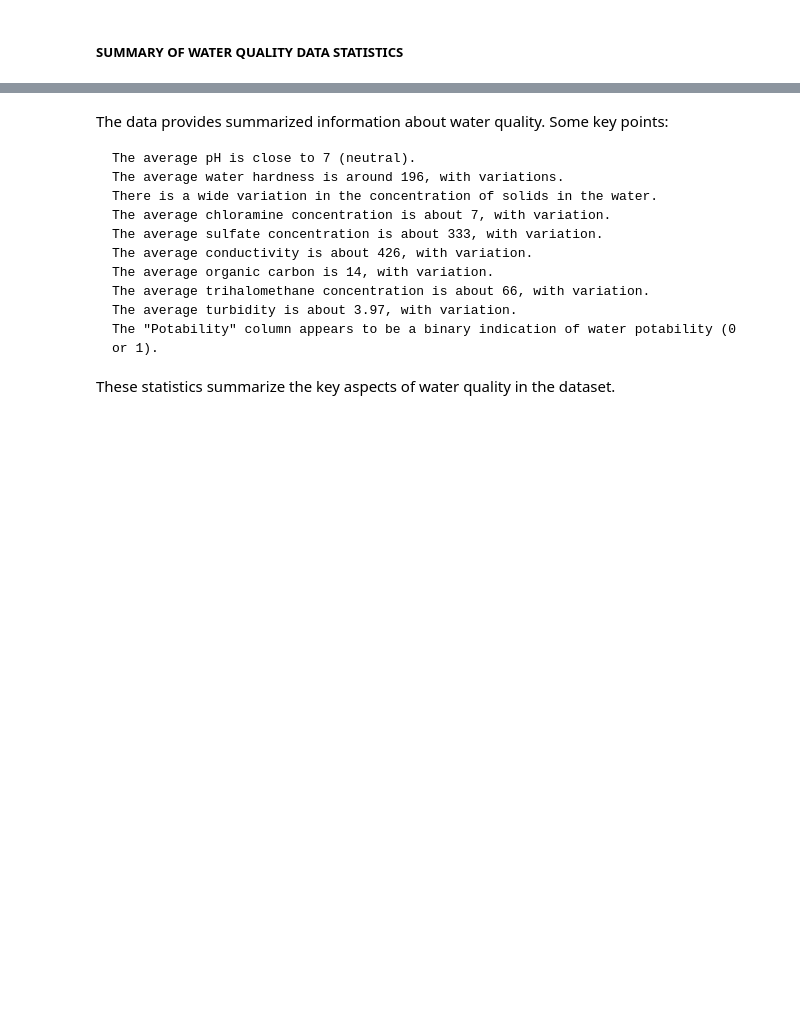
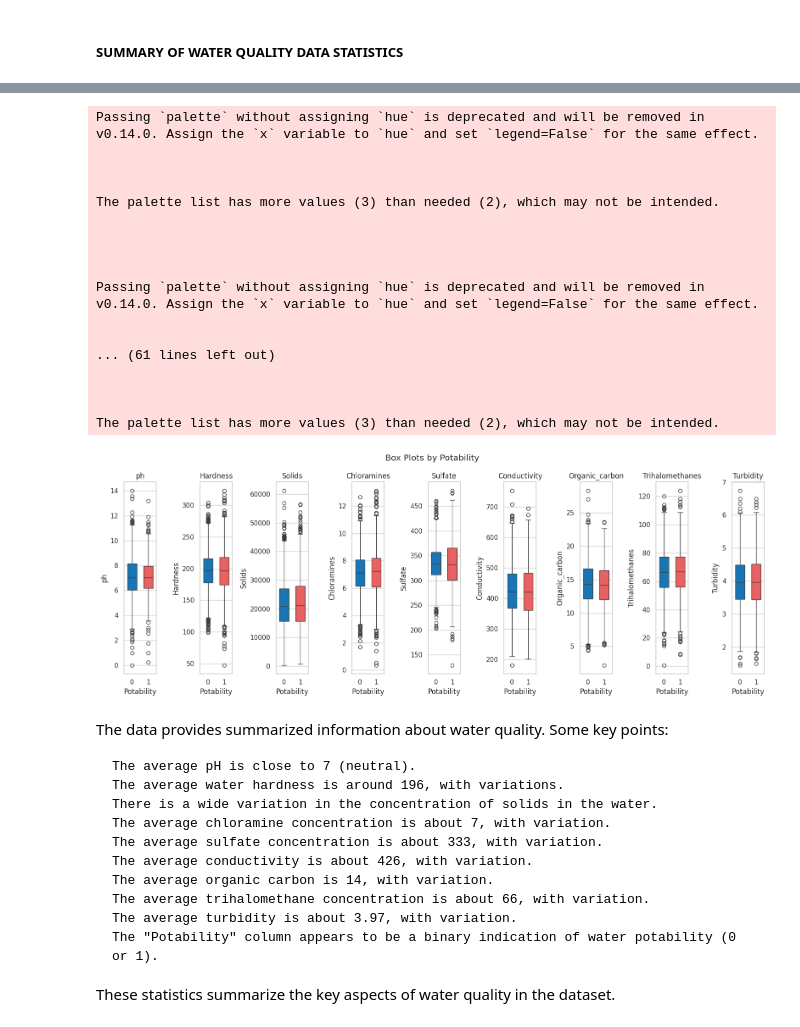
Before and after one commit to s33ding/dataops_water_quality_potability_prediction, a Jupyter notebook: modeling.ipynb, the cells around one changed output, grey strips where cells are left out. Drawn from its saved outputs; the diff is of its cells as text; code cells hidden in the pictures; blank space fills up the shorter version.

```diff
--- a/modeling.ipynb
+++ b/modeling.ipynb
@@ -106,3 +34,69 @@ memory usage: 256.1 KB
+# %%
+import seaborn as sns
+import matplotlib.pyplot as plt
+import pandas as pd
+import os
+
+def box_plots_by_potability(dataframe, target_column, title="Box Plots by Potability"):
+    """
+    Generate box plots for each column in a DataFrame using Seaborn,
+    grouped by the 'Potability' values (0 for not potable and 1 for potable).
+
+    Parameters:
+    dataframe (pd.DataFrame): The DataFrame containing the data.
+    target_column (str): The name of the target column to group the box plots by.
+    title (str, optional): The title for the plots and the filename (default is "Box Plots by Potability").
+
+    Returns:
+    None
+    """
+    # Custom colors for "Potable" and "Not Potable"
+    colors = ["#007ACC", "#FF4C4C", "gray"]
+
+    # Create subplots for each column
+    num_columns = len(dataframe.columns) - 1  # Exclude the target column
+    fig, axes = plt.subplots(1, num_columns, figsize=(16, 6))
+
+    for i, column in enumerate(dataframe.columns.drop(target_column)):
+        ax = axes[i]
+        sns.boxplot(x=target_column, y=column, data=dataframe, ax=ax, palette=colors, linewidth=.99, width=.6)
+        ax.set_title(f'{column}')
+        ax.set_xlabel('Potability')
+
+    plt.suptitle(title)  # Set the overall title for all subplots
+    plt.tight_layout()
+
+    # Create the "media" folder if it doesn't exist
+    if not os.path.exists("media"):
+        os.makedirs("media")
+
+    # Save the image with the same title inside the "media" folder
+    image_filename = f"media/{title}.png".replace(" ","_")
+    plt.savefig(image_filename)
+    plt.show()
+
+# Example usage:
+# Assuming you have a DataFrame named 'df' and the target column is 'Potability'
+box_plots_by_potability(df, 'Potability', title="Box Plots by Potability")
+# %% [output]
+Passing `palette` without assigning `hue` is deprecated and will be removed in v0.14.0. Assign the `x` variable to `hue` and set `legend=False` for the same effect.
+
+
+
+The palette list has more values (3) than needed (2), which may not be intended.
+
+
+
+
+Passing `palette` without assigning `hue` is deprecated and will be removed in v0.14.0. Assign the `x` variable to `hue` and set `legend=False` for the same effect.
+
+
+... (61 lines left out)
+
+
+
+The palette list has more values (3) than needed (2), which may not be intended.
+[figure, added]
 # %% [markdown]
 The data provides summarized information about water quality. Some key points:
 
```
Also changed, not shown: parts of 8 cells of this notebook, 1 other file.
